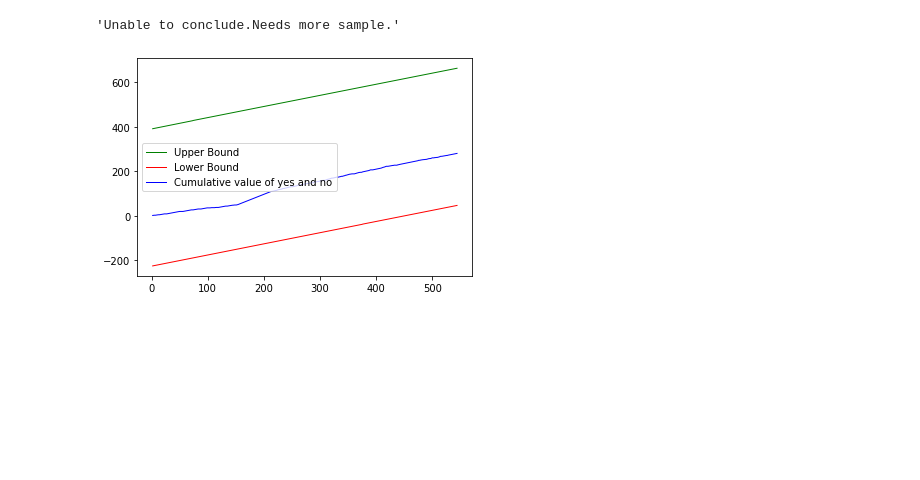
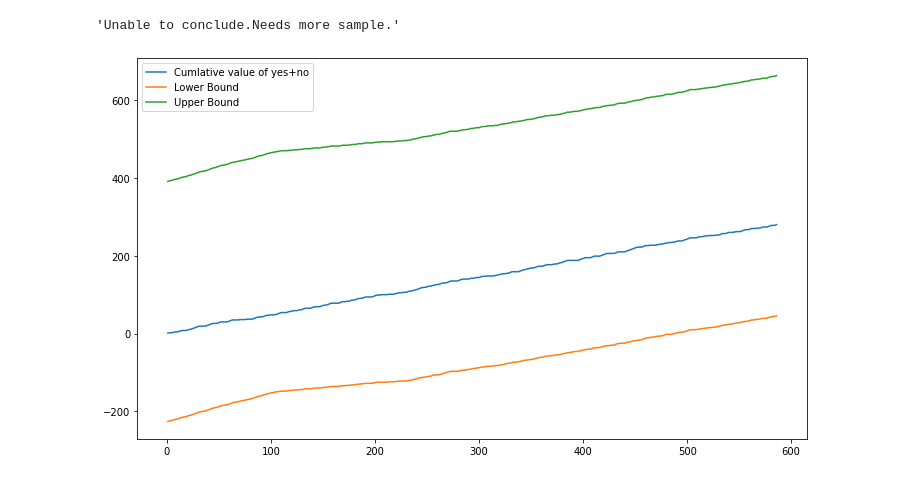
Before and after one commit to Nathnael12/A_B-Hypothesis-Testing, a Jupyter notebook: notebooks/sequential_testing.ipynb, the cells around one changed output. Cells and saved outputs as stored; diff of their text form; code cells hidden in the pictures; blank space fills up the shorter version.

Commit message:
change plot

```diff
--- a/notebooks/sequential_testing.ipynb
+++ b/notebooks/sequential_testing.ipynb
@@ -371,16 +376,23 @@ lower_limit = limits[:, 0]
 upper_limit = limits[:,1]
 x1 = result[7]
 r = result[8]
-# %%
-import matplotlib.pyplot as plt
-
-plt.plot(r, upper_limit, color='green',
-            linewidth=1, label='Upper Bound')
-plt.plot(r, lower_limit, color='red',
-            linewidth=1, label='Lower Bound')
-plt.plot(r, x1, color='blue', linewidth=1,
-            label='Cumulative value of yes and no')
-plt.legend()
-plt.show()
-# %% [output]
-[figure, removed]
+# %%
+# plot the result
+
+outcome,n, k,l,u,truncated,truncate_decision,x1,r,stats,limits = result
+lower = limits[:, 0]
+upper = limits[:,1]
+
+fig, ax = plt.subplots(figsize=(12,7))
+
+ax.plot(n, x1, label='Cumlative value of yes+no')
+
+ax.plot(n, lower, label='Lower Bound')
+ax.plot(n, upper, label='Upper Bound')
+
+plt.legend()
+
+
+plt.show()
+# %% [output]
+[figure, added]
```
Also changed, not shown: parts of 3 cells of this notebook.
